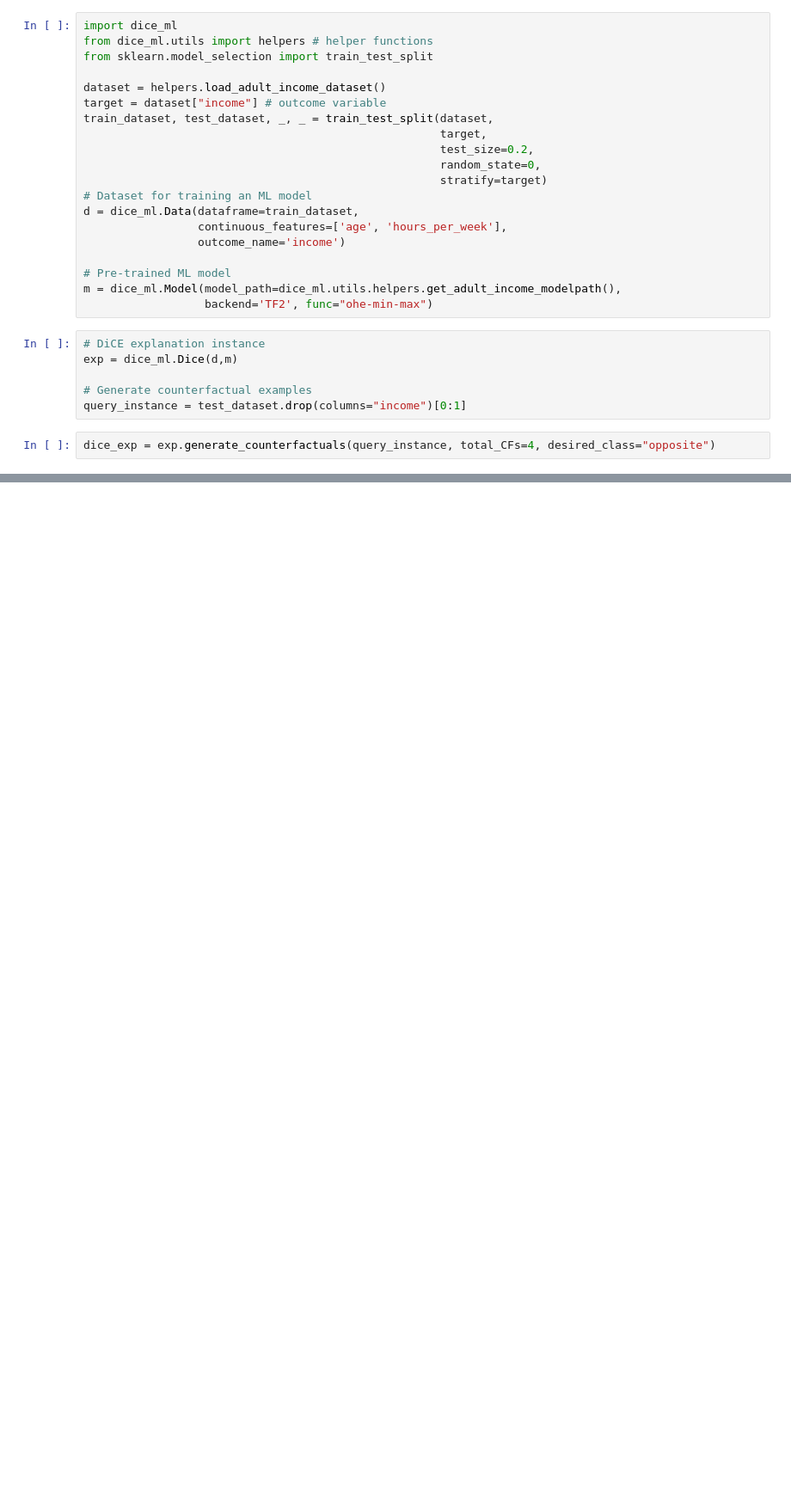
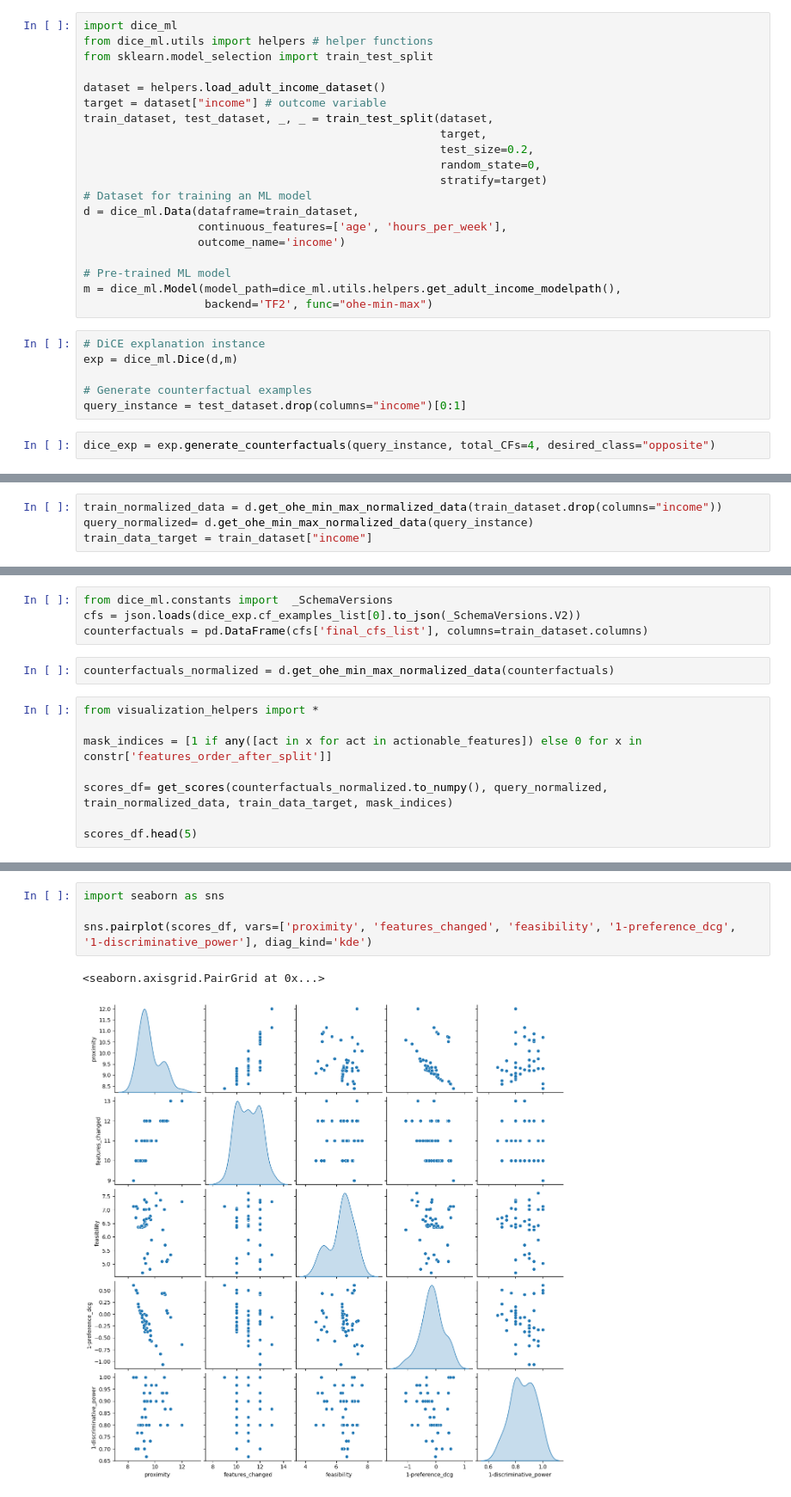
Before and after one commit to istepka/MCSECE, a Jupyter notebook: src/diceml_case_study.ipynb, the cells around one changed output, grey strips where cells are left out. Shown at 86% size. Drawn from its saved outputs; the diff is of its cells as text; blank space fills up the shorter version.

Commit message:
Add ensemble notebook, pareto fronts and visualizations for more methods

```diff
--- a/src/diceml_case_study.ipynb
+++ b/src/diceml_case_study.ipynb
@@ -41,0 +137,4 @@ Diverse Counterfactual set (new outcome: 1.0)
+# %%
+train_normalized_data = d.get_ohe_min_max_normalized_data(train_dataset.drop(columns="income"))
+query_normalized= d.get_ohe_min_max_normalized_data(query_instance)
+train_data_target = train_dataset["income"]
@@ -41,0 +148,14 @@ Diverse Counterfactual set (new outcome: 1.0)
+# %%
+from dice_ml.constants import  _SchemaVersions
+cfs = json.loads(dice_exp.cf_examples_list[0].to_json(_SchemaVersions.V2))
+counterfactuals = pd.DataFrame(cfs['final_cfs_list'], columns=train_dataset.columns)
+# %%
+counterfactuals_normalized = d.get_ohe_min_max_normalized_data(counterfactuals)
+# %%
+from visualization_helpers import *
+
+mask_indices = [1 if any([act in x for act in actionable_features]) else 0 for x in constr['features_order_after_split']]
+
+scores_df= get_scores(counterfactuals_normalized.to_numpy(), query_normalized, train_normalized_data, train_data_target, mask_indices)
+
+scores_df.head(5)
@@ -41,0 +169,7 @@ Diverse Counterfactual set (new outcome: 1.0)
+# %%
+import seaborn as sns
+
+sns.pairplot(scores_df, vars=['proximity', 'features_changed', 'feasibility', '1-preference_dcg', '1-discriminative_power'], diag_kind='kde')
+# %% [output]
+<seaborn.axisgrid.PairGrid at 0x...>
+[figure, added]
```
Also changed, not shown: parts of 15 cells of this notebook, 20 other files.
